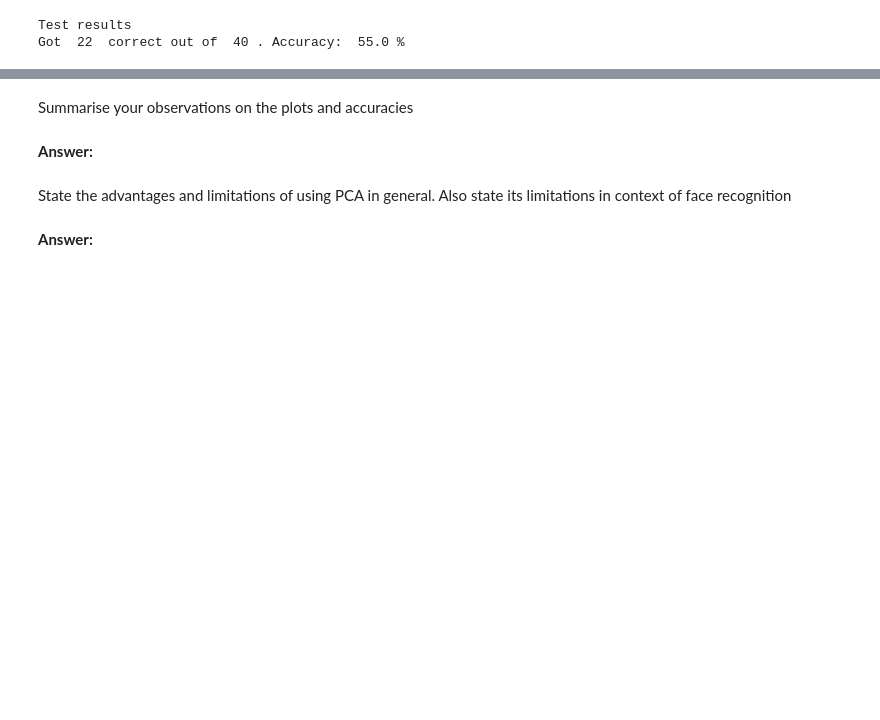
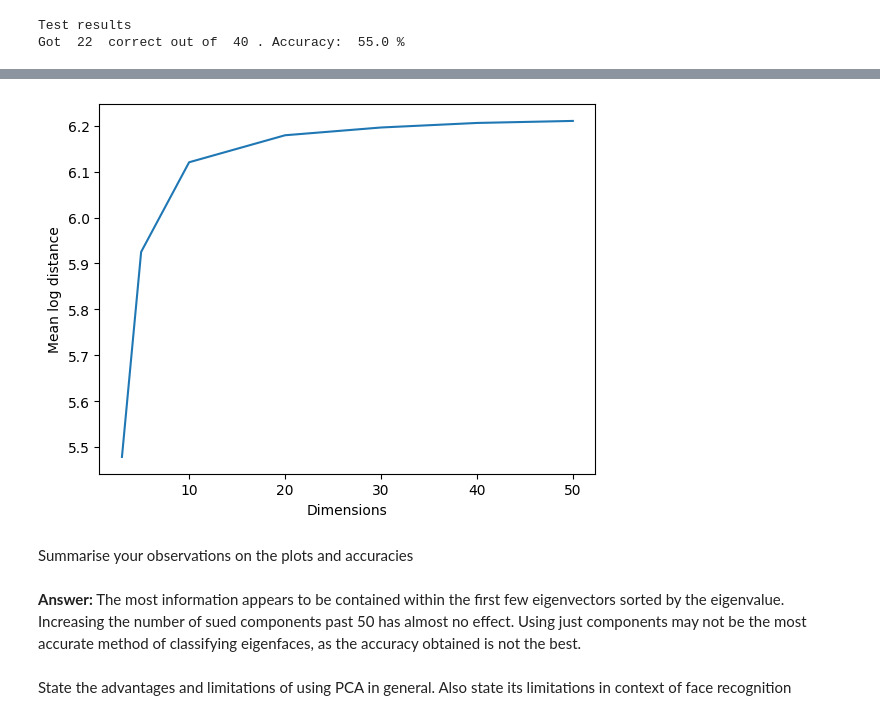
Before and after one commit to aneeshc12/SMAI-A2, a Jupyter notebook: Q2/Q2.ipynb, the cells around one changed output, grey strips where cells are left out. Drawn from its saved outputs; the diff is of its cells as text; code cells hidden in the pictures; blank space fills up the shorter version.

```diff
--- a/Q2/Q2.ipynb
+++ b/Q2/Q2.ipynb
@@ -512,10 +595,15 @@ Generating eigenfaces...
 # %%
 # Plot Number of eigenvectors vs Logarithmic Mean Square Error
+plt.plot(components, np.log(np.array(mse)))
+plt.xlabel("Dimensions")
+plt.ylabel("Mean log distance")
+plt.show()
+# %% [output]
+[figure, added]
 # %% [markdown]
 Summarise your observations on the plots and accuracies
-# %% [markdown]
-**Answer:**
+# %% [markdown]
+**Answer:** The most information appears to be contained within the first few eigenvectors sorted by the eigenvalue. Increasing the number of sued components past 50 has almost no effect.
+Using just components may not be the most accurate method of classifying eigenfaces, as the accuracy obtained is not the best.
 # %% [markdown]
 State the advantages and limitations of using PCA in general. Also state its limitations in context of face recognition
-# %% [markdown]
-**Answer:**
```
Also changed, not shown: parts of 7 cells of this notebook.
